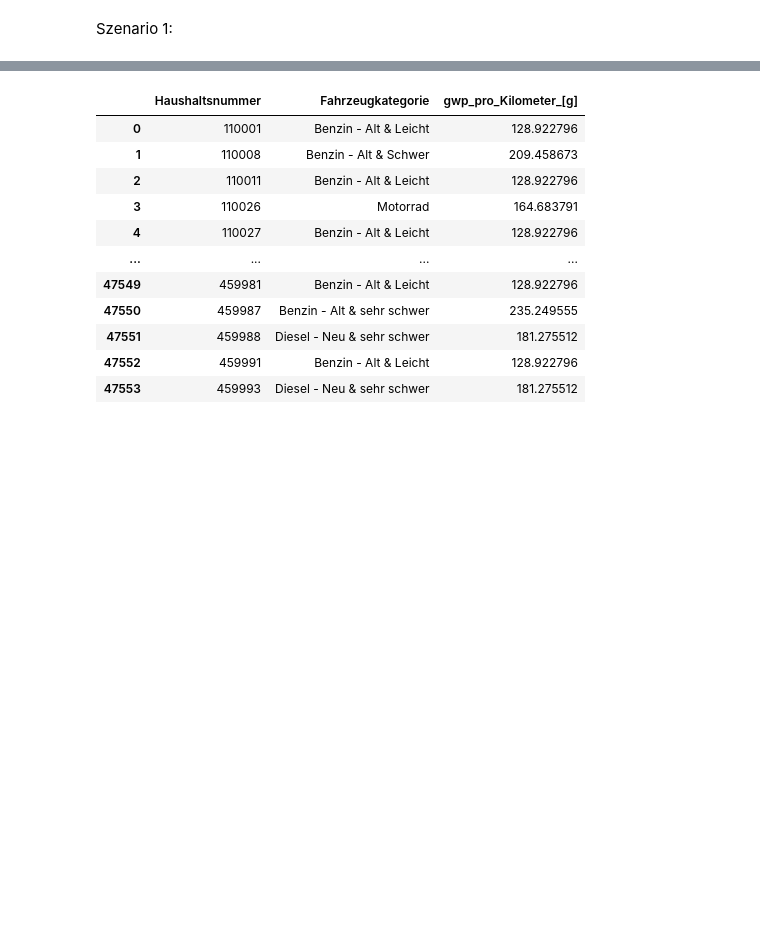
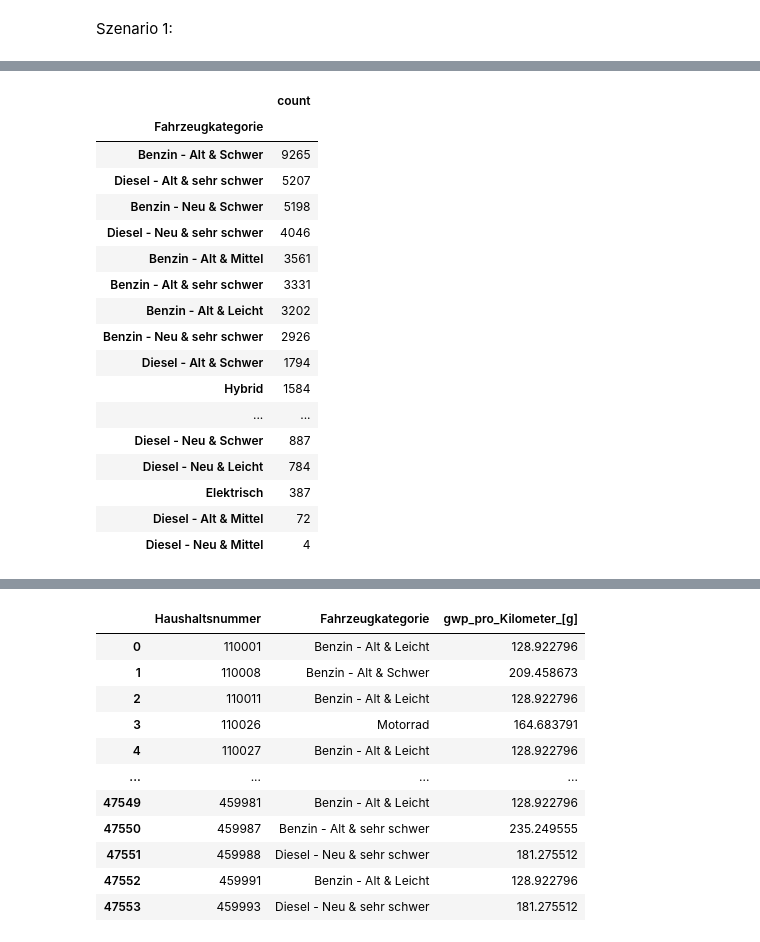
Before and after one commit to larissa-marti/ANM_Gruppe_Y, a Jupyter notebook: fahrzeuge.ipynb, the cells around one changed output, grey strips where cells are left out. Saved outputs shown, nothing was run; the diff lists cells and outputs as text; code cells hidden in the pictures; blank space fills up the shorter version.

```diff
--- a/fahrzeuge.ipynb
+++ b/fahrzeuge.ipynb
@@ -857,2 +863,26 @@ fz_agg_e["Fahrzeugkategorie"].value_counts().to_frame()
 | Diesel - Neu & Mittel | 3 |
+# %%
+#Lösche Motorrad und Andere aus der Tabelle bei Fahrzeugkategorie entfernen bei fz_agg
+fz_agg = fz_agg[fz_agg["Fahrzeugkategorie"] != "Motorrad"]
+fz_agg = fz_agg[fz_agg["Fahrzeugkategorie"] != "Andere"]
+fz_agg["Fahrzeugkategorie"].value_counts().to_frame()
+# %% [output]
+|  | count |
+| Fahrzeugkategorie |  |
+| Benzin - Alt & Schwer | 9265 |
+| Diesel - Alt & sehr schwer | 5207 |
+| Benzin - Neu & Schwer | 5198 |
+| Diesel - Neu & sehr schwer | 4046 |
+| Benzin - Alt & Mittel | 3561 |
+| Benzin - Alt & sehr schwer | 3331 |
+| Benzin - Alt & Leicht | 3202 |
+| Benzin - Neu & sehr schwer | 2926 |
+| Diesel - Alt & Schwer | 1794 |
+| Hybrid | 1584 |
+| ... | ... |
+| Diesel - Neu & Schwer | 887 |
+| Diesel - Neu & Leicht | 784 |
+| Elektrisch | 387 |
+| Diesel - Alt & Mittel | 72 |
+| Diesel - Neu & Mittel | 4 |
 # %%
```
Also changed, not shown: parts of 12 cells of this notebook.
